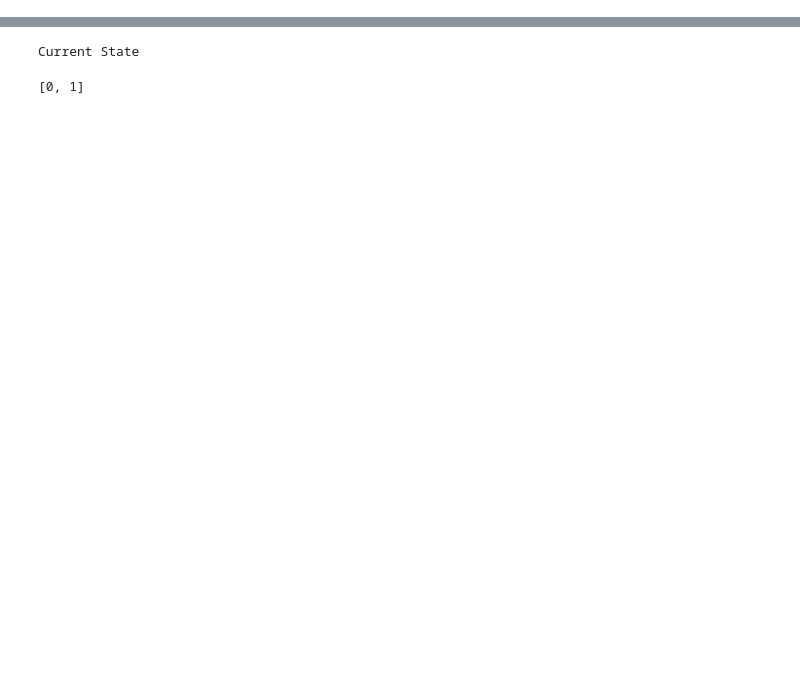
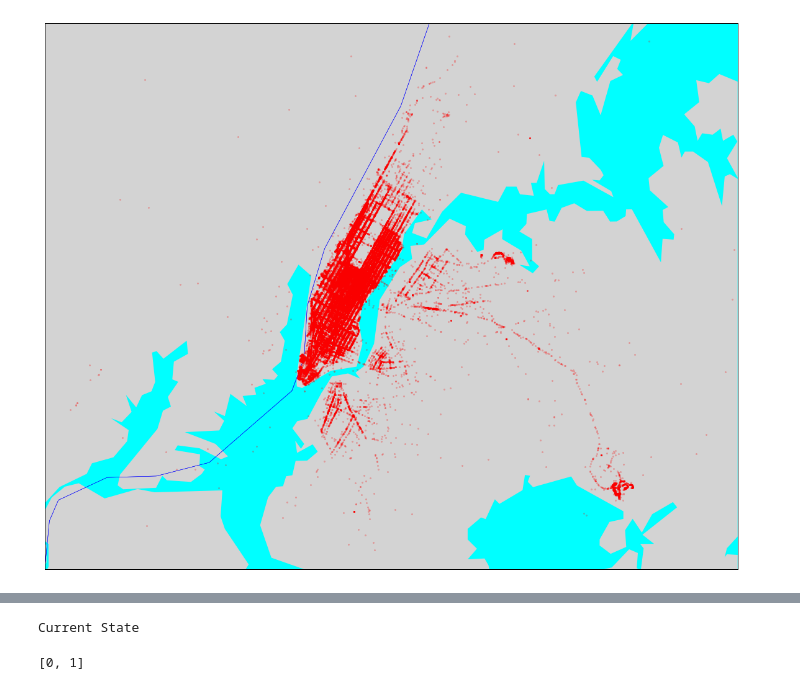
Before and after one commit to marufdsi/TaxiRevenue, a Jupyter notebook: Visualize Trip Data.ipynb, the cells around one changed output, grey strips where cells are left out. Saved outputs shown, nothing was run; the diff lists cells and outputs as text; code cells hidden in the pictures; blank space fills up the shorter version.

Commit message:
visualize data

```diff
--- a/Visualize Trip Data.ipynb
+++ b/Visualize Trip Data.ipynb
@@ -8,0 +135,8 @@ import pandas as pd
+# %%
+df["pickup_day"] = df["pickup_datetime"].apply(lambda x: x.day)
+df["pickup_weekday"] = df["pickup_datetime"].apply(lambda x: x.weekday())
+df["pickup_hour"] = df["pickup_datetime"].apply(lambda x: x.hour)
+df["pickup_minute"] = df["pickup_datetime"].apply(lambda x: x.minute)
+df["pickup_time"] = df["pickup_hour"] + (df["pickup_minute"] / 60)
+
+df["dropoff_hour"] = df["dropoff_datetime"].apply(lambda x: x.hour)
@@ -8,0 +173,6 @@ import pandas as pd
+# %%
+# The distance is calculated in kilometers
+df["distance"] = df.apply(lambda row: distance(row["pickup_latitude"],
+                                               row["pickup_longitude"],
+                                               row["dropoff_latitude"],
+                                               row["dropoff_longitude"]), axis=1)
@@ -8,0 +185,3 @@ import pandas as pd
+# %%
+# The speed is calculated in km/h
+df["speed"] = df["distance"] / (df["trip_time_in_secs"] / 3600)
@@ -8,0 +193,3 @@ import pandas as pd
+# %%
+flags = {"N":0, "Y":1}
+df["store_and_fwd_flag"] = df["store_and_fwd_flag"].map(flags)
@@ -8,0 +213,32 @@ import pandas as pd
+# %%
+plt.figure(figsize=(20,20))
+
+# Set the limits of the map to the minimum and maximum coordinates
+lat_min = 40.6
+lat_max = 40.9
+lon_min = -74.2
+lon_max = -73.7
+
+# Set the center of the map
+cent_lat = (lat_min + lat_max) / 2
+cent_lon = (lon_min + lon_max) / 2
+
+map = Basemap(llcrnrlon=lon_min, llcrnrlat=lat_min, urcrnrlon=lon_max, urcrnrlat=lat_max,
+             resolution='h', projection='tmerc', lat_0 = cent_lat, lon_0 = cent_lon)
+
+map.drawmapboundary(fill_color='aqua')
+map.fillcontinents(color='lightgray', lake_color='aqua')
+map.drawcountries(linewidth=2)
+map.drawstates(color='b')
+
+long = np.array(df["pickup_longitude"])
+lat = np.array(df["pickup_latitude"])
+t= np.array(df["total_amount"])
+#print(t)
+
+x, y = map(long, lat)
+map.plot(x, y,'ro', markersize=2, alpha=0.2)
+
+plt.show()
+# %% [output]
+[figure, added]
```
Also changed, not shown: parts of 39 cells of this notebook.
